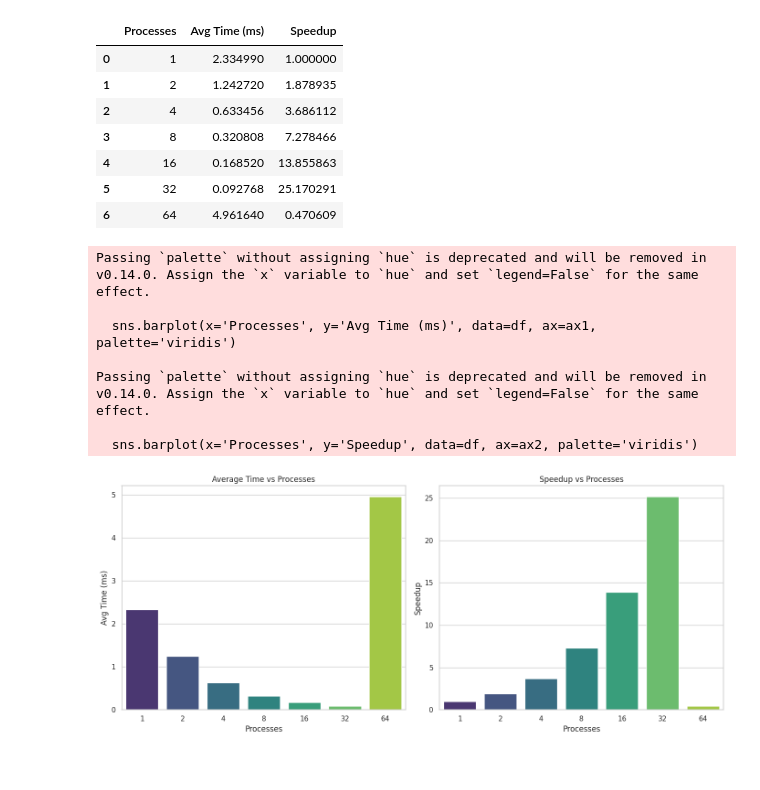
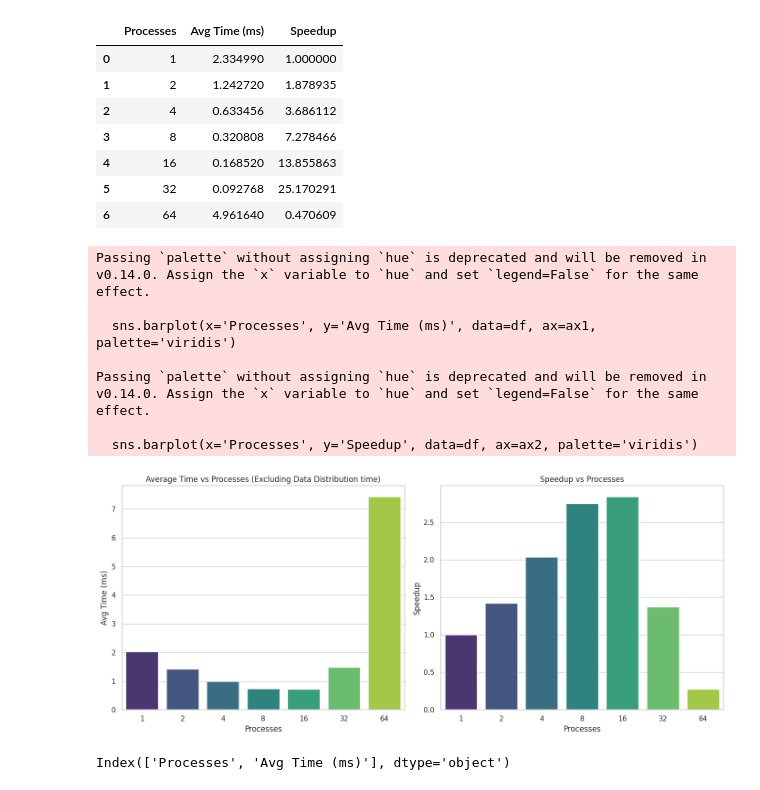
Before and after one commit to pesricha/OpenMP-and-MPI, a Jupyter notebook: mpi/plots.ipynb, the cells around one changed output. Cells and saved outputs as stored; diff of their text form; code cells hidden in the pictures.

Commit message:
Added plot for including data distribution.

```diff
--- a/mpi/plots.ipynb
+++ b/mpi/plots.ipynb
@@ -30,28 +30,39 @@ df
 # %%
 sns.set_theme(style="whitegrid")
 sns.set_palette("viridis")
 
 fig, (ax1, ax2) = plt.subplots(1, 2, figsize=(14, 6))
 
 sns.barplot(x='Processes', y='Avg Time (ms)', data=df, ax=ax1, palette='viridis')
-ax1.set_title('Average Time vs Processes')
+ax1.set_title('Average Time vs Processes (Excluding Data Distribution time)')
 ax1.set_xlabel('Processes')
 ax1.set_ylabel('Avg Time (ms)')
 
 
 sns.barplot(x='Processes', y='Speedup', data=df, ax=ax2, palette='viridis')
 ax2.set_title('Speedup vs Processes')
 ax2.set_xlabel('Processes')
 ax2.set_ylabel('Speedup')
 
 fig.tight_layout()
 plt.show()
 # %% [output]
 Passing `palette` without assigning `hue` is deprecated and will be removed in v0.14.0. Assign the `x` variable to `hue` and set `legend=False` for the same effect.
 
   sns.barplot(x='Processes', y='Avg Time (ms)', data=df, ax=ax1, palette='viridis')
 
 Passing `palette` without assigning `hue` is deprecated and will be removed in v0.14.0. Assign the `x` variable to `hue` and set `legend=False` for the same effect.
 
   sns.barplot(x='Processes', y='Speedup', data=df, ax=ax2, palette='viridis')
-[figure, old version]
+[figure, new version]
+# %%
+data = {
+    'Processes': [1, 2, 4, 8, 16, 32, 64],
+    'Avg Time (ms)': [2.03153, 1.42757, 0.99744, 0.738602, 0.714434, 1.48184, 7.44137]
+}
+
+df = pd.DataFrame(data)
+
+df.columns
+# %% [output]
+Index(['Processes', 'Avg Time (ms)'], dtype='object')
```
Also changed, not shown: parts of 2 cells of this notebook, 3 other files.
